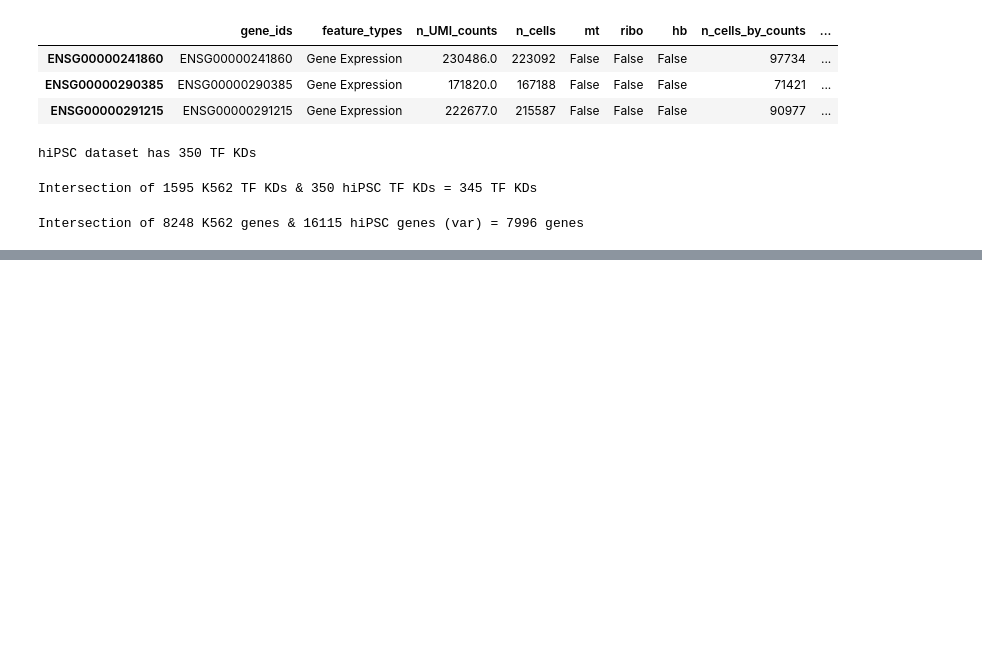
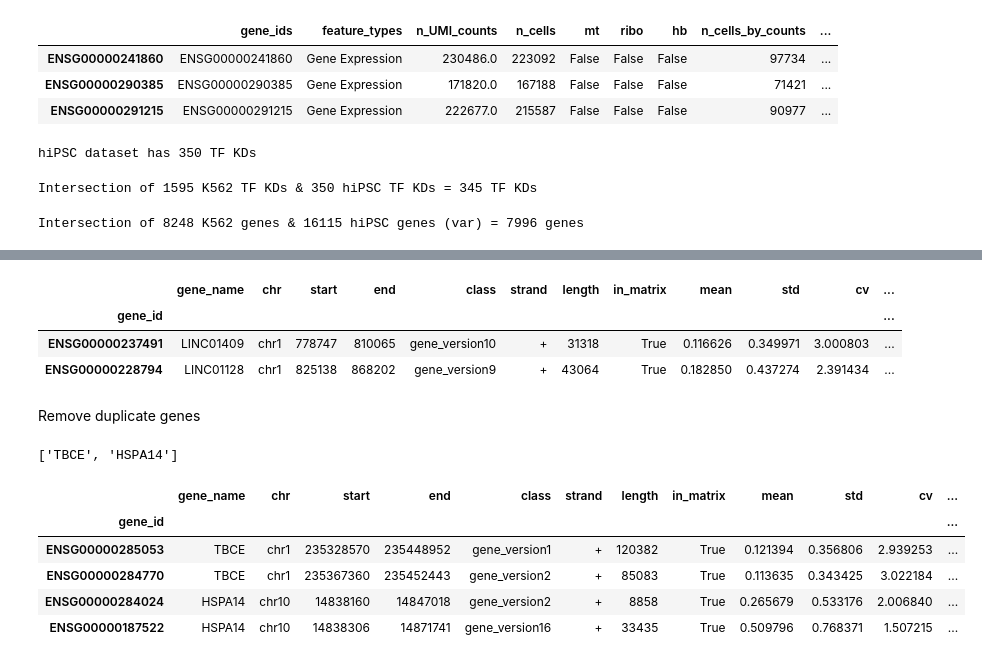
Before and after one commit to subramaniam-lab-ucsd/tf-project, a Jupyter notebook: tf_project_k562_qc.ipynb, the cells around one changed output, grey strips where cells are left out. Drawn from its saved outputs; the diff is of its cells as text; code cells hidden in the pictures; blank space fills up the shorter version.

```diff
--- a/tf_project_k562_qc.ipynb
+++ b/tf_project_k562_qc.ipynb
@@ -297,0 +301,4 @@ Intersection of 8248 K562 genes & 16115 hiPSC genes (var) = 7996 genes
+# %%
+filepath = "/home/ranwyl/data_tf_project/K562_gwps_raw_singlecell_01.h5ad"
+adata_k562 = psp.utils.read_anndata(filepath)
+adata_k562
@@ -297,0 +316,24 @@ Intersection of 8248 K562 genes & 16115 hiPSC genes (var) = 7996 genes
+# %%
+adata_k562.var.head(2)
+# %% [output]
+|  | gene_name | chr | start | end | class | strand | length | in_matrix | mean | std | cv | ... |
+| gene_id |  |  |  |  |  |  |  |  |  |  |  | ... |
+| ENSG00000237491 | LINC01409 | chr1 | 778747 | 810065 | gene_version10 | + | 31318 | True | 0.116626 | 0.349971 | 3.000803 | ... |
+| ENSG00000228794 | LINC01128 | chr1 | 825138 | 868202 | gene_version9 | + | 43064 | True | 0.182850 | 0.437274 | 2.391434 | ... |
+# %% [markdown]
+Remove duplicate genes
+# %%
+duplicate_var_gene_names = adata_k562.var.gene_name.duplicated()
+duplicate_gene_names = adata_k562.var.gene_name[duplicate_var_gene_names].tolist()
+print(duplicate_gene_names)
+# %% [output]
+['TBCE', 'HSPA14']
+# %%
+adata_k562[:, adata_k562.var.gene_name.isin(duplicate_gene_names)].var
+# %% [output]
+|  | gene_name | chr | start | end | class | strand | length | in_matrix | mean | std | cv | ... |
+| gene_id |  |  |  |  |  |  |  |  |  |  |  | ... |
+| ENSG00000285053 | TBCE | chr1 | 235328570 | 235448952 | gene_version1 | + | 120382 | True | 0.121394 | 0.356806 | 2.939253 | ... |
+| ENSG00000284770 | TBCE | chr1 | 235367360 | 235452443 | gene_version2 | + | 85083 | True | 0.113635 | 0.343425 | 3.022184 | ... |
+| ENSG00000284024 | HSPA14 | chr10 | 14838160 | 14847018 | gene_version2 | + | 8858 | True | 0.265679 | 0.533176 | 2.006840 | ... |
+| ENSG00000187522 | HSPA14 | chr10 | 14838306 | 14871741 | gene_version16 | + | 33435 | True | 0.509796 | 0.768371 | 1.507215 | ... |
```
Also changed, not shown: parts of 42 cells of this notebook.
